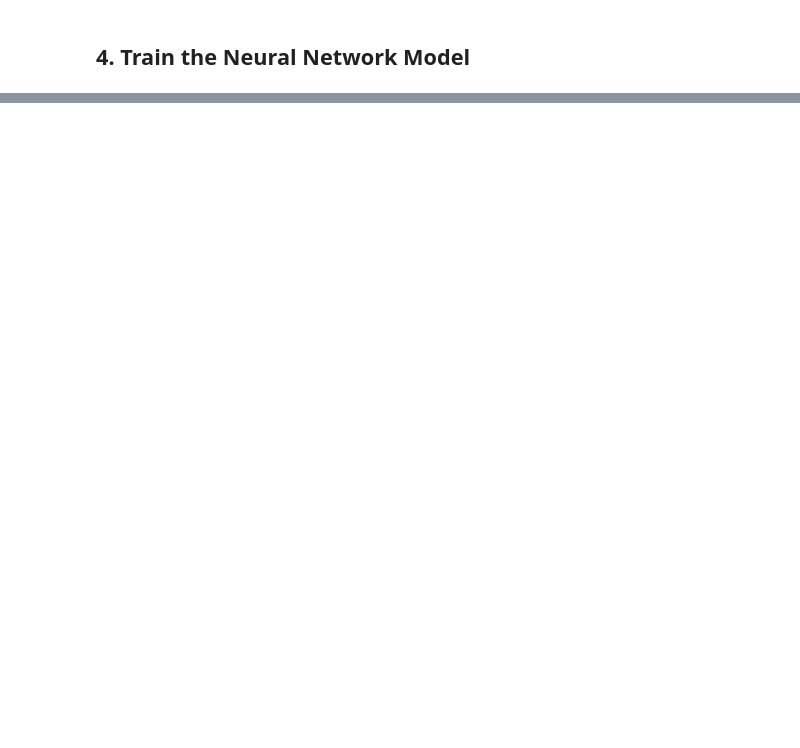
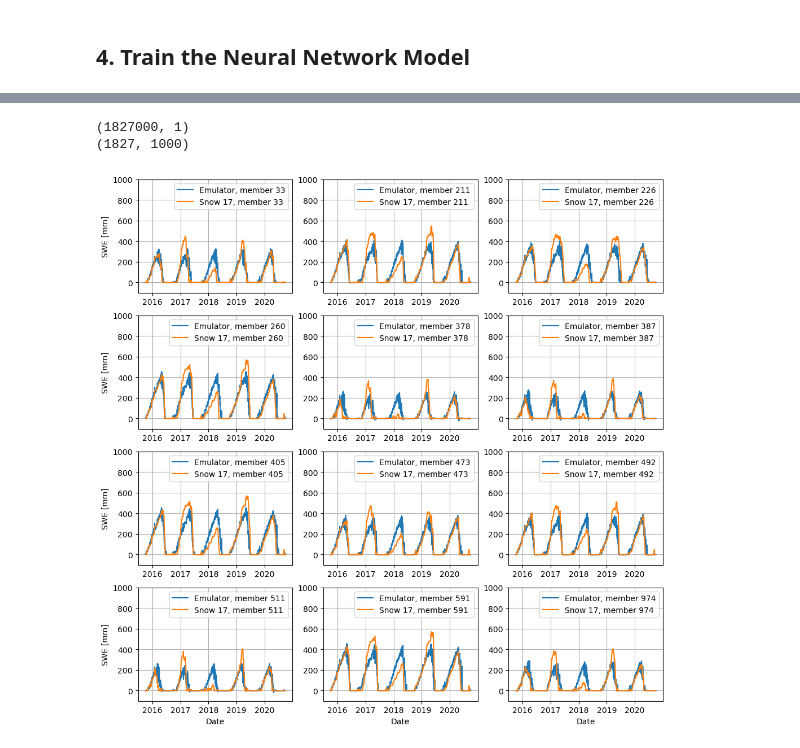
Before and after one commit to LejoFlores/Earth-and-Environmental-Systems-Modeling, a Jupyter notebook: mod09_Surrogate-Models-Emulators-ML/mod09-Snow17-NN-emulator-training.ipynb, the cells around one changed output, grey strips where cells are left out. Saved outputs shown, nothing was run; the diff lists cells and outputs as text; code cells hidden in the pictures; blank space fills up the shorter version.

Commit message:
Updated code, added neural net based emulator

```diff
--- a/mod09_Surrogate-Models-Emulators-ML/mod09-Snow17-NN-emulator-training.ipynb
+++ b/mod09_Surrogate-Models-Emulators-ML/mod09-Snow17-NN-emulator-training.ipynb
@@ -2,23 +6,20 @@
 import numpy as np
 import matplotlib.pyplot as plt
 import pandas as pd
-#from sklearn.neural_network import MLPRegressor
-from sklearn.preprocessing import StandardScaler
+from sklearn.neural_network import MLPRegressor
 from sklearn.preprocessing import MinMaxScaler
-from sklearn.gaussian_process import GaussianProcessRegressor
-from sklearn.gaussian_process.kernels import RBF, ConstantKernel as C, WhiteKernel
 
 param_file = 'Snow17_NN_params.csv'
 SWE_sim_file = 'Snow17_NN_SWE.csv'
 forcing_file = 'Snow17_NN_forcing.csv'
 
-date_beg_train = '2012-10-01' # This is the first day of water year 2010
+date_beg_train = '2000-10-01' # This is the first day of water year 2000
 date_end_train = '2015-09-30' # This is the last day of water year 2015
 
 date_beg_test = '2015-10-01' # This is the first day of water year 2016
 date_end_test = '2020-09-30' # This is the last day of water year 2020
 
-Nens_train = 10
+Nens_train = 1000
 # %% [markdown]
 ## 2. Split Training and Testing Dataset
 # %%
@@ -123,9 +147,9 @@ Shape of Tt_ens_test = (91350, 1)
 # %%
 # Assemble predictor array - training data
-SWE_predictors_train = np.concatenate((pcp_ens_train,tair_ens_train,Dd_ens_train,Tt_ens_train),axis=1)
+SWE_predictors_train = np.concatenate((cos_DOY_train,sin_DOY_train,pcp_ens_train,tair_ens_train,Dd_ens_train,Tt_ens_train),axis=1)
 print('SWE_predictors_train dimensions = '+str(SWE_predictors_train.shape))
 
 # Assemble predictor array - test data
-SWE_predictors_test = np.concatenate((pcp_ens_test,tair_ens_test,Dd_ens_test,Tt_ens_test),axis=1)
+SWE_predictors_test = np.concatenate((cos_DOY_test,sin_DOY_test,pcp_ens_test,tair_ens_test,Dd_ens_test,Tt_ens_test),axis=1)
 print('SWE_predictors_test dimensions = '+str(SWE_predictors_test.shape))
 # %% [output]
@@ -168,12 +184,15 @@ Error:
 # %%
-# Make predictions
+# Make predictions of out-of-sample times
 swe_ens_1D_predict_test_scaled = clf.predict(SWE_predictors_test_scaled)
 
 # Inverse transform the predictions to original scale
 swe_ens_1D_predict_test = scaler_target.inverse_transform(swe_ens_1D_predict_test_scaled.reshape(-1, 1))
 
-#swe_ens_1D_predict_test = clf.predict(SWE_predictors_test)
 print(swe_ens_1D_predict_test.shape)
+
+# Reshape the predictions to get the time series for each predicted replicate
+swe_ens_predict_test = swe_ens_1D_predict_test.reshape((Nreps,Nt_test)).T
+print(swe_ens_predict_test.shape)
+# %% [output]
+(1827000, 1)
+(1827, 1000)
-# %%
-swe_ens_predict_test = swe_ens_1D_predict_test.reshape((Nt_test,Nreps))
-print(swe_ens_predict_test.shape)
@@ -196,0 +199,22 @@ plt.plot(swe_ens_predict_train[:,200])
+# %%
+n_plots = 12
+
+# Create a random sample of 12 ensemble members to plot, sorted from lowest to highest ensemble member number
+ens = np.sort(np.random.permutation(Nreps)[0:n_plots])
+
+plt.figure(figsize=(12,12))
+plt.rcParams.update({'font.size': 10})
+for i in np.arange(n_plots):
+    plt.subplot(4,3,i+1)
+    plt.plot(df_forcing_test['Date'],swe_ens_predict_test[:,ens[i]],label='Emulator, member '+str(ens[i]))
+    plt.plot(df_forcing_test['Date'],SWE_ens_test[:,ens[i]],label='Snow 17, member '+str(ens[i]))
+    if (i+1) > 9 and (i+1) <= 12:
+        plt.xlabel('Date')
+    if (i+1) == 1 or (i+1) == 4 or (i+1) == 7 or (i+1) == 10:
+        plt.ylabel('SWE [mm]')
+    plt.ylim([-100,1000])
+    plt.grid('on')
+    plt.legend()
+plt.show()
+# %% [output]
+[figure, added]
```
Also changed, not shown: parts of 11 cells of this notebook, 4 other files.
